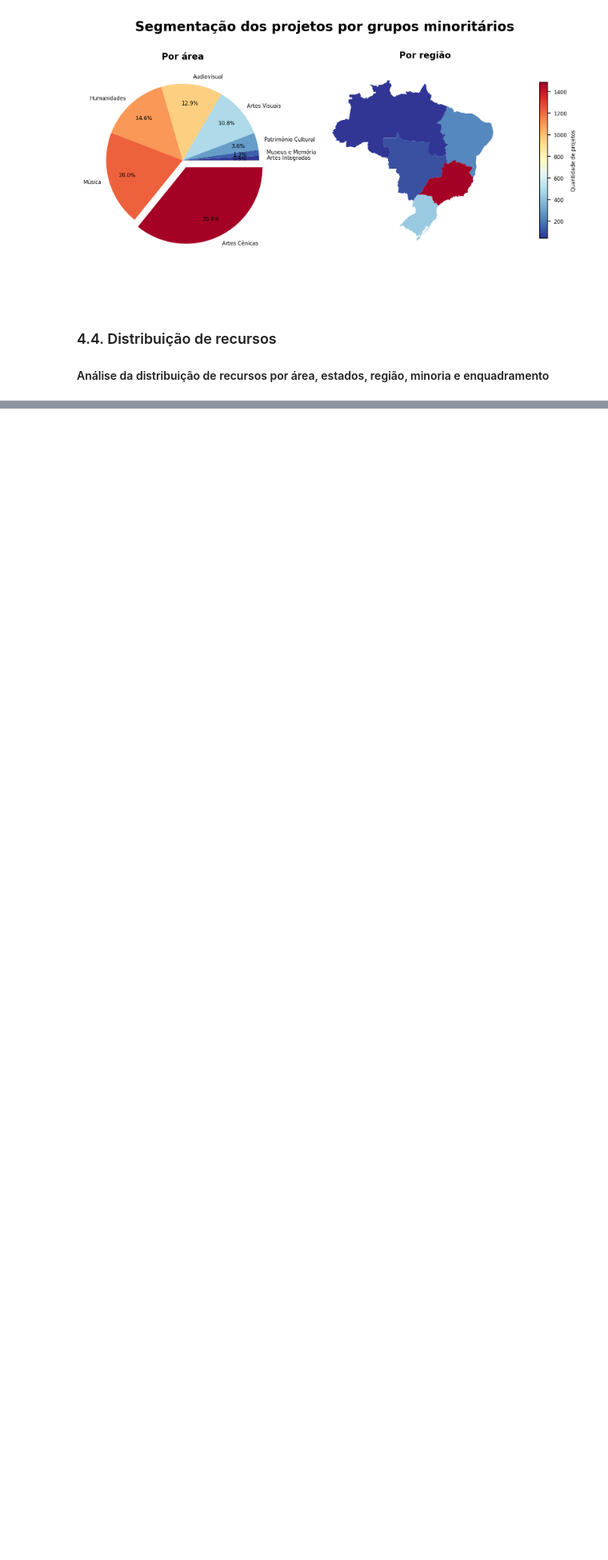
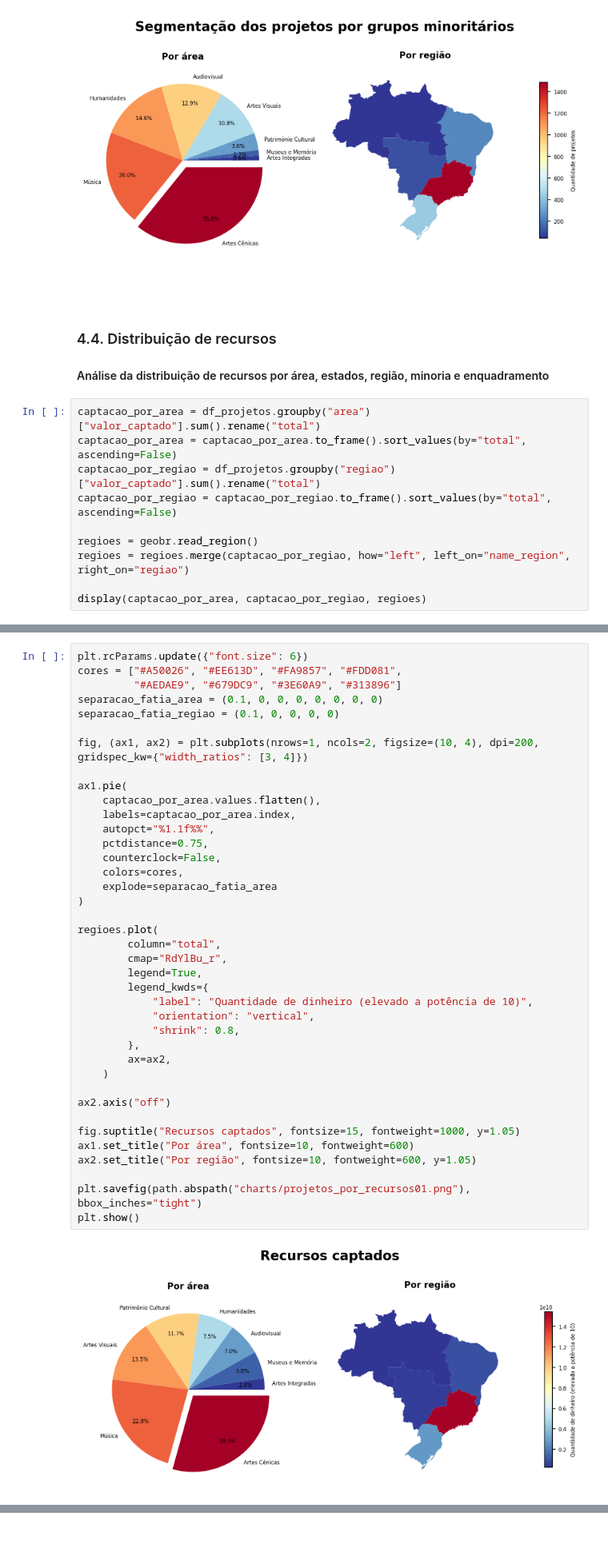
Before and after one commit to lorenaaxbastos/santander-coders-projects, a Jupyter notebook: Unit 2 - Programming Techniques I (PY)/Projeto EDA - Análise do Dataset da Lei Rouanet.ipynb, the cells around one changed output, grey strips where cells are left out. Shown at 80% size. Drawn from its saved outputs; the diff is of its cells as text; blank space fills up the shorter version.

Commit message:
feat create new chart for art type, regio and states about resources

```diff
--- a/Unit 2 - Programming Techniques I (PY)/Projeto EDA - Análise do Dataset da Lei Rouanet.ipynb
+++ b/Unit 2 - Programming Techniques I (PY)/Projeto EDA - Análise do Dataset da Lei Rouanet.ipynb
@@ -1424,3 +1422,13 @@ plt.show()
 ### 4.4. Distribuição de recursos
 
 #### Análise da distribuição de recursos por área, estados, região, minoria e enquadramento
+# %%
+captacao_por_area = df_projetos.groupby("area")["valor_captado"].sum().rename("total")
+captacao_por_area = captacao_por_area.to_frame().sort_values(by="total", ascending=False)
+captacao_por_regiao = df_projetos.groupby("regiao")["valor_captado"].sum().rename("total")
+captacao_por_regiao = captacao_por_regiao.to_frame().sort_values(by="total", ascending=False)
+
+regioes = geobr.read_region()
+regioes = regioes.merge(captacao_por_regiao, how="left", left_on="name_region", right_on="regiao")
+
+display(captacao_por_area, captacao_por_regiao, regioes)
@@ -1426,0 +1459,41 @@ plt.show()
+# %%
+plt.rcParams.update({"font.size": 6})
+cores = ["#A50026", "#EE613D", "#FA9857", "#FDD081",
+         "#AEDAE9", "#679DC9", "#3E60A9", "#313896"]
+separacao_fatia_area = (0.1, 0, 0, 0, 0, 0, 0, 0)
+separacao_fatia_regiao = (0.1, 0, 0, 0, 0)
+
+fig, (ax1, ax2) = plt.subplots(nrows=1, ncols=2, figsize=(10, 4), dpi=200, gridspec_kw={"width_ratios": [3, 4]})
+
+ax1.pie(
+    captacao_por_area.values.flatten(),
+    labels=captacao_por_area.index,
+    autopct="%1.1f%%",
+    pctdistance=0.75,
+    counterclock=False,
+    colors=cores,
+    explode=separacao_fatia_area
+)
+
+regioes.plot(
+        column="total",
+        cmap="RdYlBu_r",
+        legend=True,
+        legend_kwds={
+            "label": "Quantidade de dinheiro (elevado a potência de 10)",
+            "orientation": "vertical",
+            "shrink": 0.8,
+        },
+        ax=ax2,
+    )
+
+ax2.axis("off")
+
+fig.suptitle("Recursos captados", fontsize=15, fontweight=1000, y=1.05)
+ax1.set_title("Por área", fontsize=10, fontweight=600)
+ax2.set_title("Por região", fontsize=10, fontweight=600, y=1.05)
+
+plt.savefig(path.abspath("charts/projetos_por_recursos01.png"), bbox_inches="tight")
+plt.show()
+# %% [output]
+[figure, added]
```
Also changed, not shown: parts of 11 cells of this notebook.
